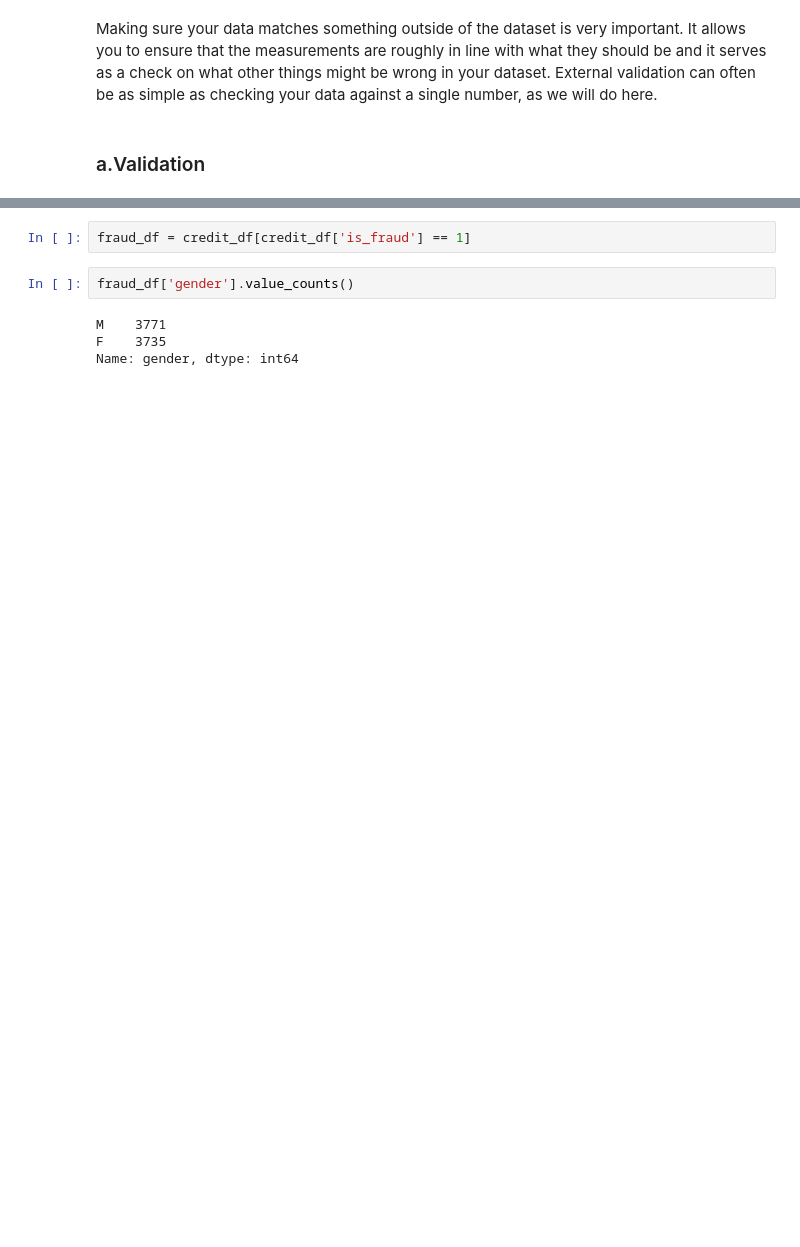
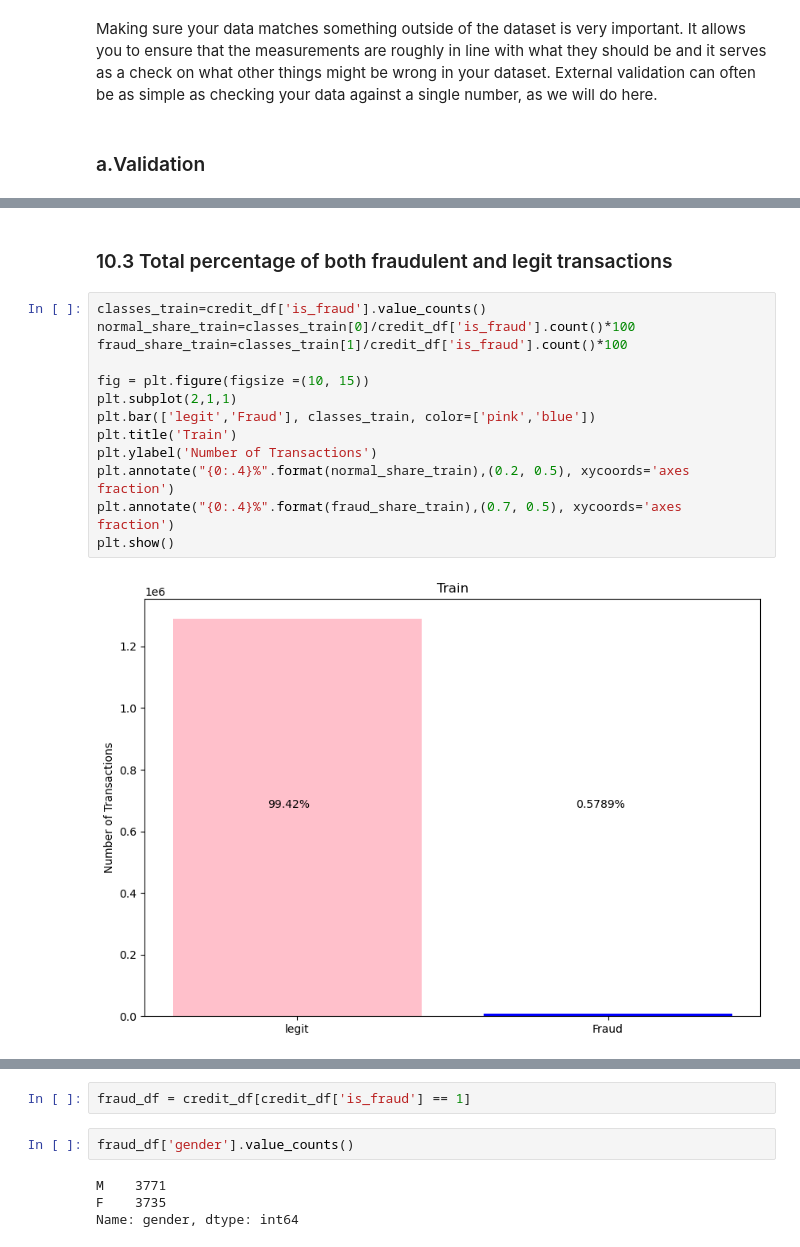
Before and after one commit to K-made/Creditcard-FraudBusters, a Jupyter notebook: credit-cards.ipynb, the cells around one changed output, grey strips where cells are left out. Saved outputs shown, nothing was run; the diff lists cells and outputs as text; blank space fills up the shorter version.

```diff
--- a/credit-cards.ipynb
+++ b/credit-cards.ipynb
@@ -459,0 +498,17 @@ plt.show()
+# %% [markdown]
+### 10.3 Total percentage of both fraudulent and legit transactions
+# %%
+classes_train=credit_df['is_fraud'].value_counts()
+normal_share_train=classes_train[0]/credit_df['is_fraud'].count()*100
+fraud_share_train=classes_train[1]/credit_df['is_fraud'].count()*100
+
+fig = plt.figure(figsize =(10, 15))
+plt.subplot(2,1,1)
+plt.bar(['legit','Fraud'], classes_train, color=['pink','blue'])
+plt.title('Train')
+plt.ylabel('Number of Transactions')
+plt.annotate("{0:.4}%".format(normal_share_train),(0.2, 0.5), xycoords='axes fraction')
+plt.annotate("{0:.4}%".format(fraud_share_train),(0.7, 0.5), xycoords='axes fraction')
+plt.show()
+# %% [output]
+[figure, added]
```
Also changed, not shown: parts of 239 cells of this notebook.
